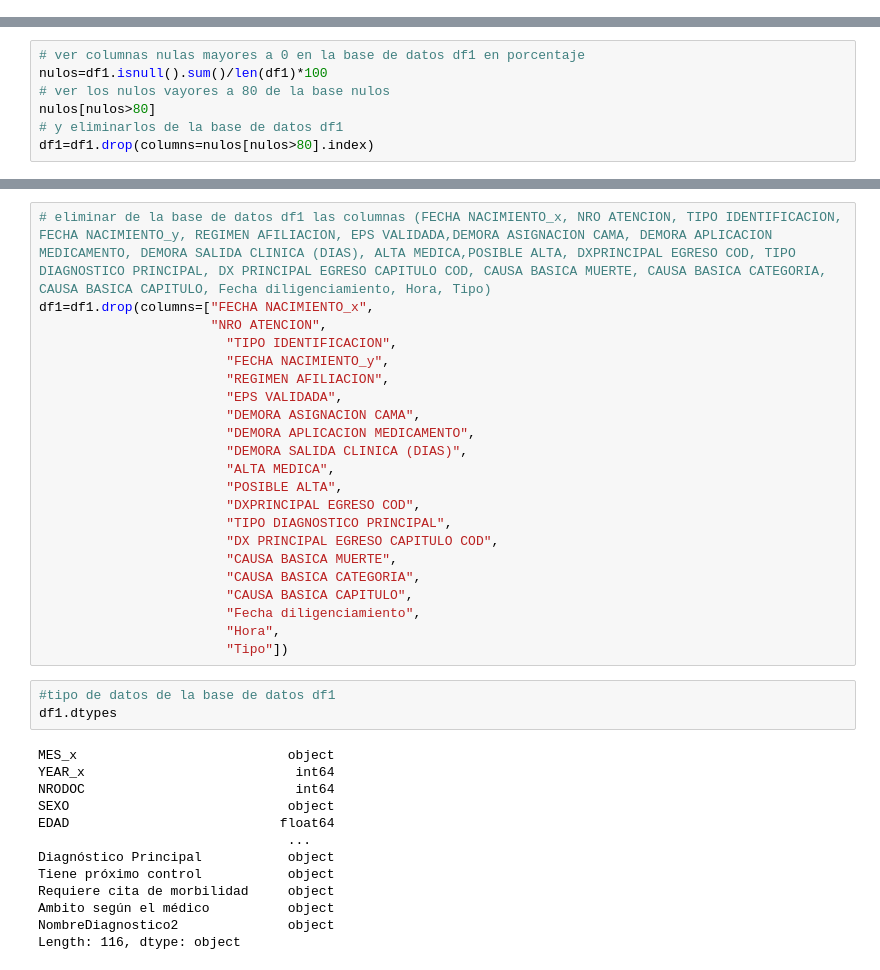
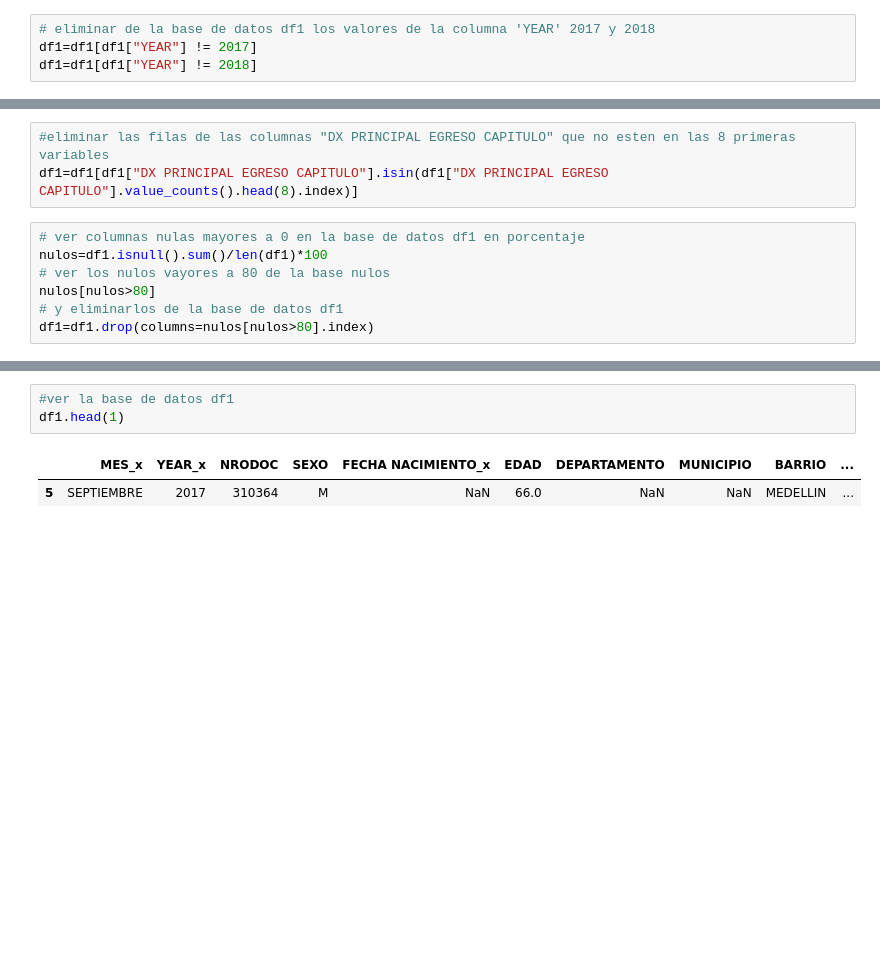
Before and after one commit to andresquinttero/Salud_Grupo4, a Jupyter notebook: analisis.ipynb, the cells around one changed output, grey strips where cells are left out. Drawn from its saved outputs; the diff is of its cells as text; blank space fills up the shorter version.

```diff
--- a/analisis.ipynb
+++ b/analisis.ipynb
@@ -109,0 +130,4 @@ Name: count, Length: 1830, dtype: int64
+# %%
+# eliminar de la base de datos df1 los valores de la columna 'YEAR' 2017 y 2018
+df1=df1[df1["YEAR"] != 2017]
+df1=df1[df1["YEAR"] != 2018]
@@ -110,3 +157,6 @@ Name: count, Length: 1830, dtype: int64
+# %%
+#eliminar las filas de las columnas "DX PRINCIPAL EGRESO CAPITULO" que no esten en las 8 primeras variables
+df1=df1[df1["DX PRINCIPAL EGRESO CAPITULO"].isin(df1["DX PRINCIPAL EGRESO CAPITULO"].value_counts().head(8).index)]
 # %%
 # ver columnas nulas mayores a 0 en la base de datos df1 en porcentaje
 nulos=df1.isnull().sum()/len(df1)*100
@@ -189,38 +167,6 @@ df1=df1.drop(columns=["DEPARTAMENTO",
-# %%
-# eliminar de la base de datos df1 las columnas (FECHA NACIMIENTO_x, NRO ATENCION, TIPO IDENTIFICACION, FECHA NACIMIENTO_y, REGIMEN AFILIACION, EPS VALIDADA,DEMORA ASIGNACION CAMA, DEMORA APLICACION MEDICAMENTO, DEMORA SALIDA CLINICA (DIAS), ALTA MEDICA,POSIBLE ALTA, DXPRINCIPAL EGRESO COD, TIPO DIAGNOSTICO PRINCIPAL, DX PRINCIPAL EGRESO CAPITULO COD, CAUSA BASICA MUERTE, CAUSA BASICA CATEGORIA, CAUSA BASICA CAPITULO, Fecha diligenciamiento, Hora, Tipo)
-df1=df1.drop(columns=["FECHA NACIMIENTO_x",
-                      "NRO ATENCION",
-                        "TIPO IDENTIFICACION",
-                        "FECHA NACIMIENTO_y",
-                        "REGIMEN AFILIACION",
-                        "EPS VALIDADA",
-                        "DEMORA ASIGNACION CAMA",
-                        "DEMORA APLICACION MEDICAMENTO",
-                        "DEMORA SALIDA CLINICA (DIAS)",
-                        "ALTA MEDICA",
-                        "POSIBLE ALTA",
-                        "DXPRINCIPAL EGRESO COD",
-                        "TIPO DIAGNOSTICO PRINCIPAL",
-                        "DX PRINCIPAL EGRESO CAPITULO COD",
-                        "CAUSA BASICA MUERTE",
-                        "CAUSA BASICA CATEGORIA",
-                        "CAUSA BASICA CAPITULO",
-                        "Fecha diligenciamiento",
-                        "Hora",
-                        "Tipo"])
 # %%
-#tipo de datos de la base de datos df1
-df1.dtypes
+#ver la base de datos df1
+df1.head(1)
 # %% [output]
-MES_x                           object
-YEAR_x                           int64
-NRODOC                           int64
-SEXO                            object
-EDAD                           float64
-                                ...
-Diagnóstico Principal           object
-Tiene próximo control           object
-Requiere cita de morbilidad     object
-Ambito según el médico          object
-NombreDiagnostico2              object
-Length: 116, dtype: object
+|  | MES_x | YEAR_x | NRODOC | SEXO | FECHA NACIMIENTO_x | EDAD | DEPARTAMENTO | MUNICIPIO | BARRIO | ... |
+| 5 | SEPTIEMBRE | 2017 | 310364 | M | NaN | 66.0 | NaN | NaN | MEDELLIN | ... |
```
Also changed, not shown: parts of 19 cells of this notebook.
